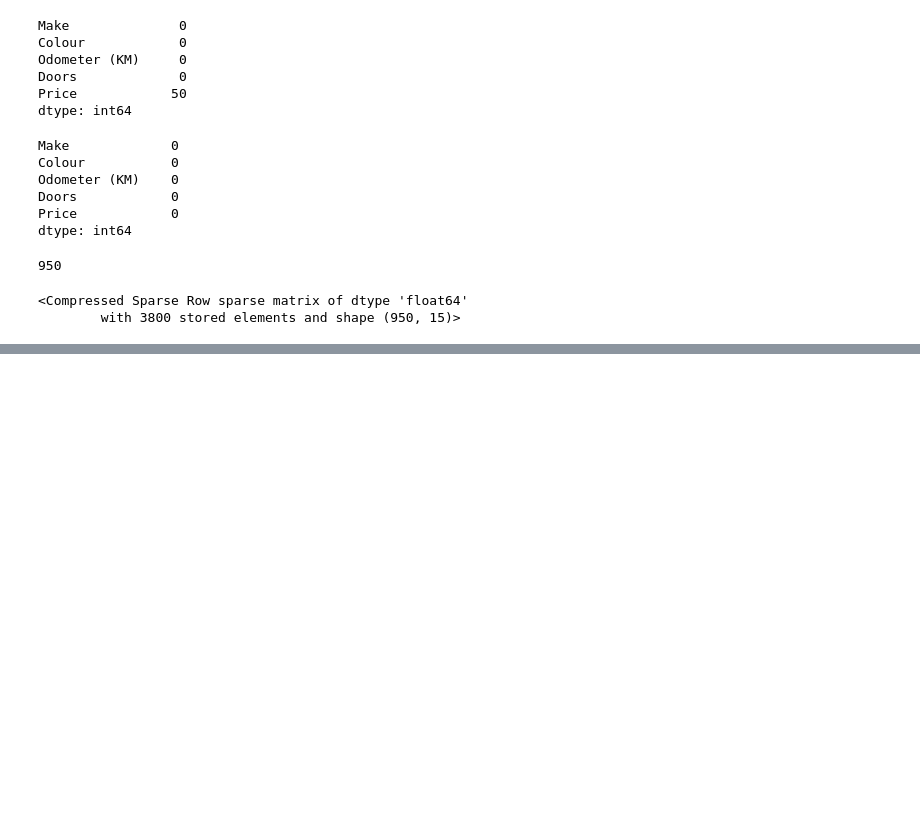
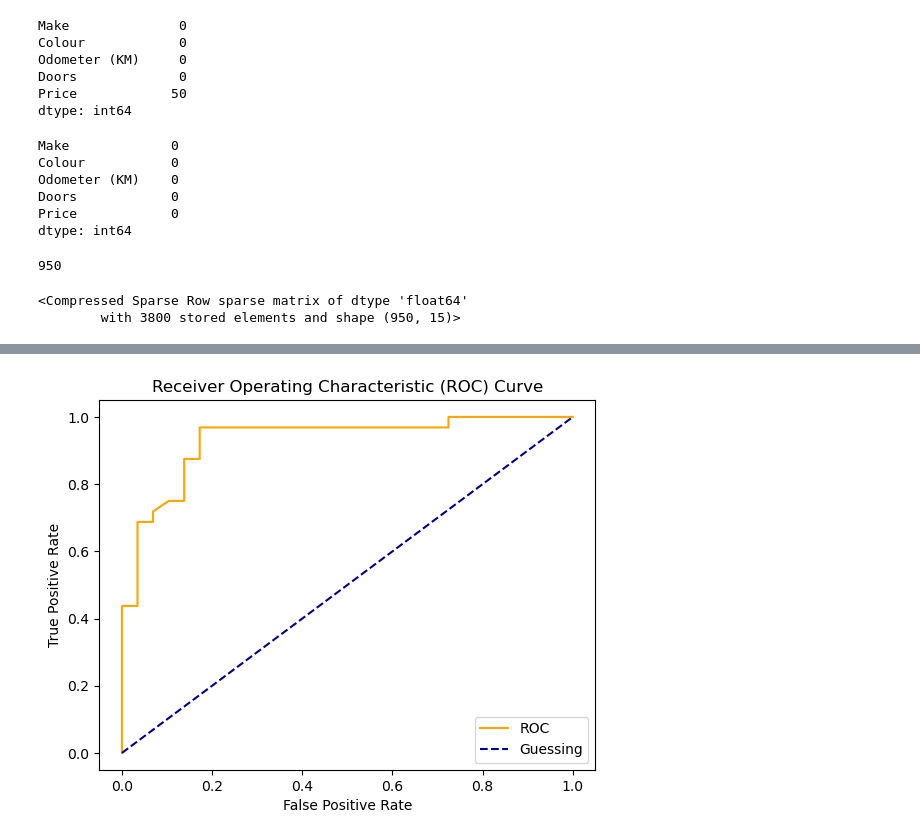
Before and after one commit to Ahmed-Greatworks/data_sci_sandbox, a Jupyter notebook: introduction_to_scikit-learn.ipynb, the cells around one changed output, grey strips where cells are left out. Cells and saved outputs as stored; diff of their text form; code cells hidden in the pictures; blank space fills up the shorter version.

```diff
--- a/introduction_to_scikit-learn.ipynb
+++ b/introduction_to_scikit-learn.ipynb
@@ -494,0 +766,4 @@ transformed_X
+# %%
+# heart_disease = pd.read_csv("../data/heart-disease.csv") # load from local directory
+heart_disease = pd.read_csv("https://raw.githubusercontent.com/mrdbourke/zero-to-mastery-ml/master/data/heart-disease.csv") # load directly from URL (source: https://github.com/mrdbourke/zero-to-mastery-ml/blob/master/data/heart-disease.csv)
+heart_disease.head()
@@ -494,0 +1363,14 @@ transformed_X
+# %%
+from sklearn.metrics import roc_curve
+
+# Make predictions with probabilities
+y_probs = clf.predict_proba(X_test)
+
+# Keep the probabilites of the positive class only
+y_probs = y_probs[:, 1]
+
+# Calculate fpr, tpr and thresholds
+fpr, tpr, thresholds = roc_curve(y_test, y_probs)
+
+# Check the false positive rate
+fpr
@@ -494,0 +1389,22 @@ transformed_X
+# %%
+import matplotlib.pyplot as plt
+
+def plot_roc_curve(fpr, tpr):
+    """
+    Plots a ROC curve given the false positve rate (fpr) and
+    true postive rate (tpr) of a classifier.
+    """
+    # Plot ROC curve
+    plt.plot(fpr, tpr, color='orange', label='ROC')
+    # Plot line with no predictive power (baseline)
+    plt.plot([0, 1], [0, 1], color='darkblue', linestyle='--', label='Guessing')
+    # Customize the plot
+    plt.xlabel('False Positive Rate')
+    plt.ylabel('True Positive Rate')
+    plt.title('Receiver Operating Characteristic (ROC) Curve')
+    plt.legend()
+    plt.show()
+
+plot_roc_curve(fpr, tpr)
+# %% [output]
+[figure, added]
```
Also changed, not shown: parts of 231 cells of this notebook, 6 other files.
